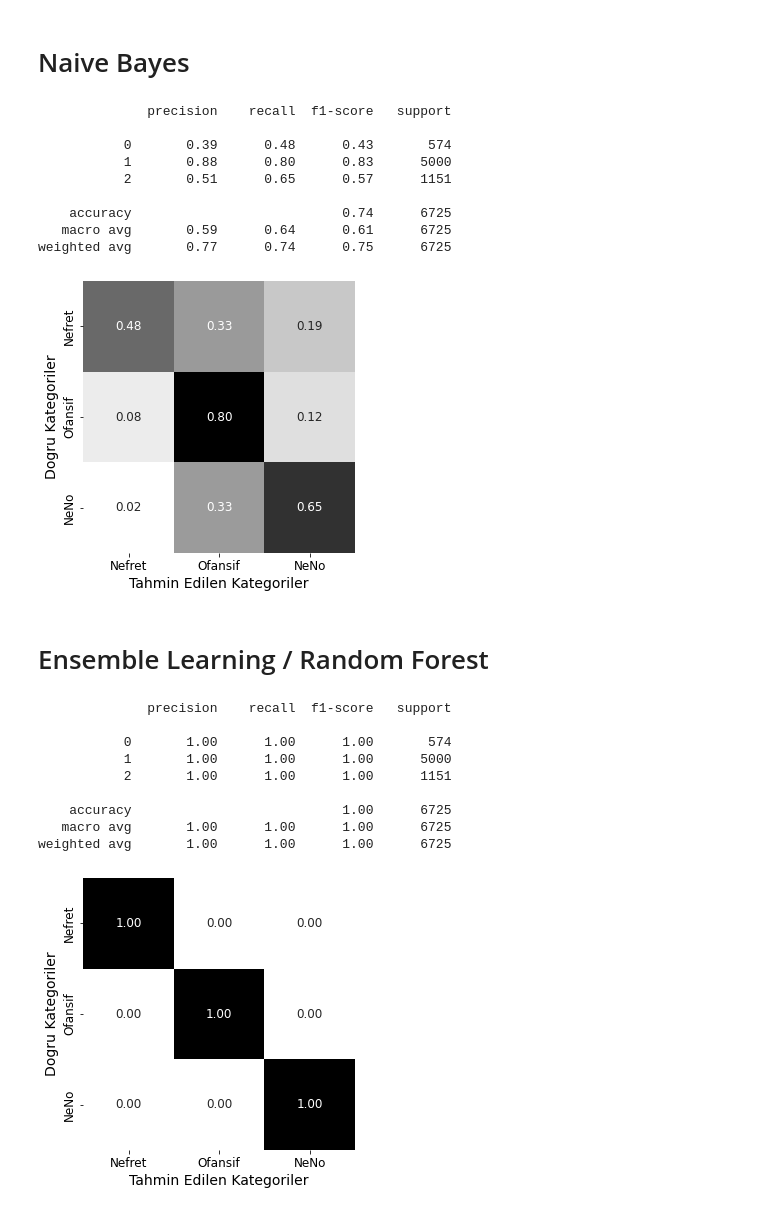
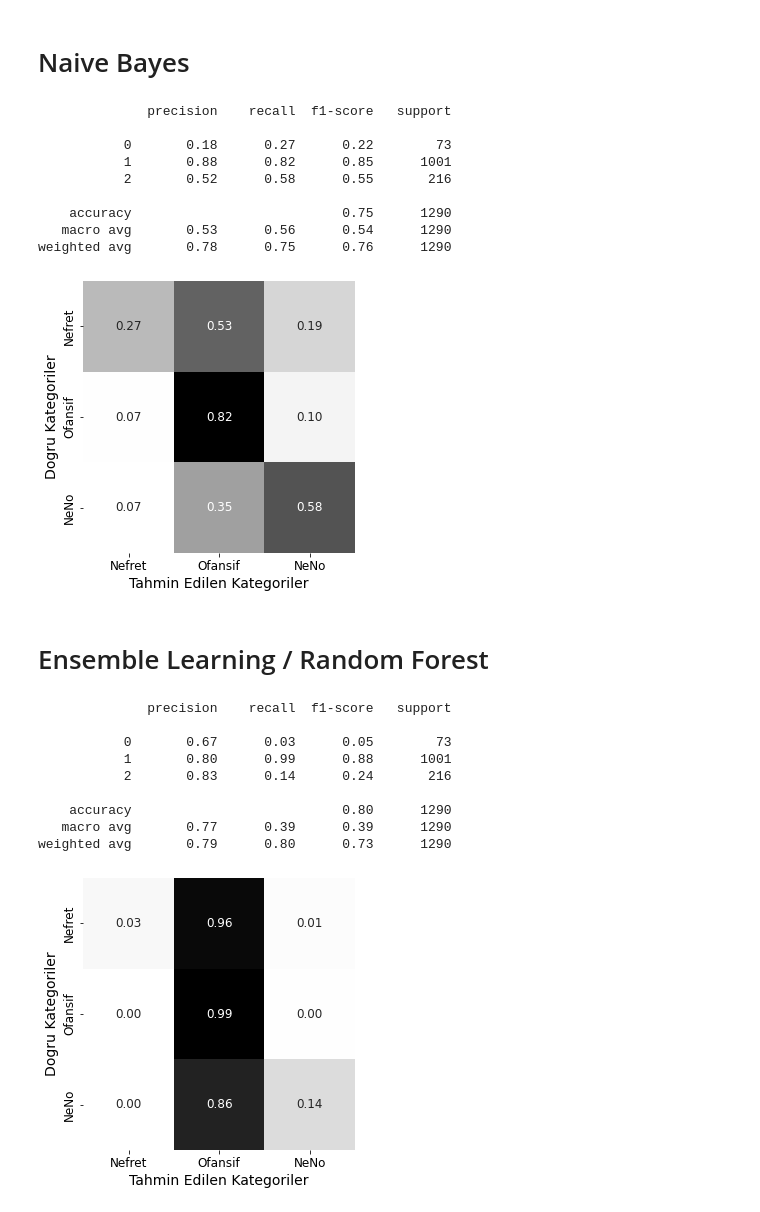
Before and after one commit to Ouzx/Python-TextMining, a Jupyter notebook: main-Trimmed.ipynb, the cells around one changed output. Drawn from its saved outputs; the diff is of its cells as text; code cells hidden in the pictures.

```diff
--- a/main-Trimmed.ipynb
+++ b/main-Trimmed.ipynb
@@ -411,6 +414,6 @@ weighted avg       0.84      0.75      0.77      6725
 # %%
 from sklearn.metrics import confusion_matrix
-confusion_matrix = confusion_matrix(y, y_preds)
+confusion_matrix = confusion_matrix(y_test, y_preds)
 matrix_proportions = np.zeros((3, 3))
 for i in range(0, 3):
     matrix_proportions[i, :] = confusion_matrix[i, :] / \
@@ -432,23 +435,23 @@ plt.tick_params(labelsize=12)
 # import naive bayes
 from sklearn.naive_bayes import BernoulliNB
 # %%
-model = BernoulliNB().fit(X_, y)
-y_preds = model.predict(X_)
-report = classification_report(y, y_preds)
+model = BernoulliNB().fit(X_train, y_train)
+y_preds = model.predict(X_test)
+report = classification_report(y_test, y_preds)
 print(report)
 # %% [output]
               precision    recall  f1-score   support
 
-           0       0.39      0.48      0.43       574
-           1       0.88      0.80      0.83      5000
-           2       0.51      0.65      0.57      1151
+           0       0.18      0.27      0.22        73
+           1       0.88      0.82      0.85      1001
+           2       0.52      0.58      0.55       216
 
-    accuracy                           0.74      6725
-   macro avg       0.59      0.64      0.61      6725
-weighted avg       0.77      0.74      0.75      6725
+    accuracy                           0.75      1290
+   macro avg       0.53      0.56      0.54      1290
+weighted avg       0.78      0.75      0.76      1290
 # %%
 from sklearn.metrics import confusion_matrix
-confusion_matrix = confusion_matrix(y, y_preds)
+confusion_matrix = confusion_matrix(y_test, y_preds)
 matrix_proportions = np.zeros((3, 3))
 for i in range(0, 3):
     matrix_proportions[i, :] = confusion_matrix[i, :] / \
@@ -463,7 +466,7 @@ plt.ylabel(r'Dogru Kategoriler', fontsize=14)
 plt.xlabel(r'Tahmin Edilen Kategoriler', fontsize=14)
 plt.tick_params(labelsize=12)
 # %% [output]
-[figure, old version]
+[figure, new version]
 # %% [markdown]
 # Ensemble Learning / Random Forest
 # %%
@@ -471,38 +474,38 @@ plt.tick_params(labelsize=12)
 # import ensemble learning
 from sklearn.ensemble import RandomForestClassifier
 # %%
-model = RandomForestClassifier().fit(X_, y)
-y_preds = model.predict(X_)
-report = classification_report(y, y_preds)
+model = RandomForestClassifier().fit(X_train, y_train)
+y_preds = model.predict(X_test)
+report = classification_report(y_test, y_preds)
 print(report)
 # %% [output]
               precision    recall  f1-score   support
 
-           0       1.00      1.00      1.00       574
-           1       1.00      1.00      1.00      5000
-           2       1.00      1.00      1.00      1151
+           0       0.67      0.03      0.05        73
+           1       0.80      0.99      0.88      1001
+           2       0.83      0.14      0.24       216
 
-    accuracy                           1.00      6725
-   macro avg       1.00      1.00      1.00      6725
-weighted avg       1.00      1.00      1.00      6725
+    accuracy                           0.80      1290
+   macro avg       0.77      0.39      0.39      1290
+weighted avg       0.79      0.80      0.73      1290
 # %%
 from sklearn.metrics import confusion_matrix
-confusion_matrix = confusion_matrix(y, y_preds)
+confusion_matrix = confusion_matrix(y_test, y_preds)
 matrix_proportions = np.zeros((3, 3))
 for i in range(0, 3):
     matrix_proportions[i, :] = confusion_matrix[i, :] / \
         float(confusion_matrix[i, :].sum())
 # NeNo(Neutral): Ne Nefret Ne Ofansif
 names = ['Nefret', 'Ofansif', 'NeNo']
 confusion_df = pd.DataFrame(matrix_proportions, index=names, columns=names)
 plt.figure(figsize=(5, 5))
 seaborn.heatmap(confusion_df, annot=True, annot_kws={
                 "size": 12}, cmap='gist_gray_r', cbar=False, square=True, fmt='.2f')
 plt.ylabel(r'Dogru Kategoriler', fontsize=14)
 plt.xlabel(r'Tahmin Edilen Kategoriler', fontsize=14)
 plt.tick_params(labelsize=12)
 # %% [output]
-[figure, old version]
+[figure, new version]
 # %% [markdown]
 # Degerlendirme ve Yorumlama
 
```
Also changed, not shown: parts of 14 cells of this notebook, 8 other files.
